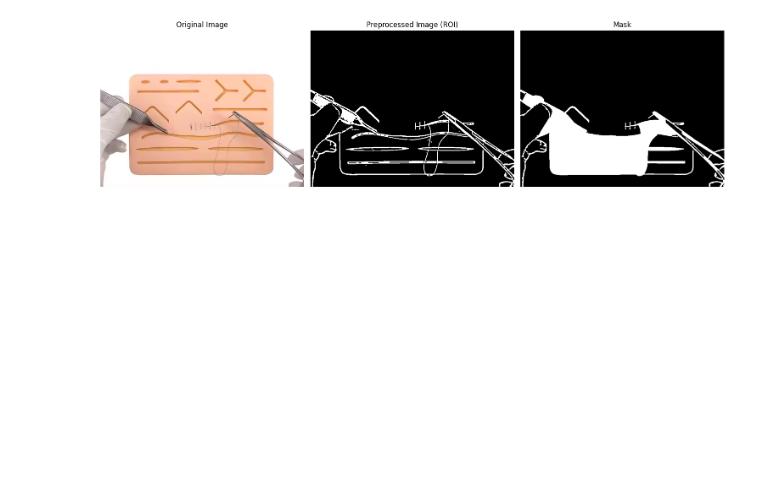
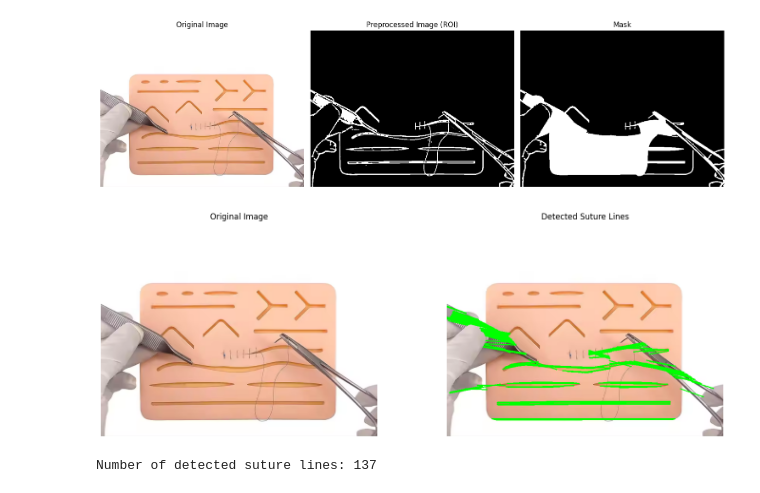
Before and after one commit to marindereggi/DragonHack-2025, a Jupyter notebook: demo.ipynb, the cells around one changed output. Cells and saved outputs as stored; diff of their text form; code cells hidden in the pictures; blank space fills up the shorter version.

Commit message:
(False) detections

```diff
--- a/demo.ipynb
+++ b/demo.ipynb
@@ -66,0 +89,31 @@ plt.show()
+# %%
+# Detect suture lines using the traditional method
+suture_lines = detect_sutures_traditional(roi)
+
+# Create a copy of the original image to draw lines on
+result_image = image.copy()
+
+# Draw detected suture lines
+for (x1, y1), (x2, y2) in suture_lines:
+    cv2.line(result_image, (x1, y1), (x2, y2), (0, 255, 0), 2)
+
+# Display the results
+plt.figure(figsize=(15, 5))
+plt.subplot(1, 2, 1)
+plt.imshow(cv2.cvtColor(image, cv2.COLOR_BGR2RGB))
+plt.title('Original Image')
+plt.axis('off')
+
+plt.subplot(1, 2, 2)
+plt.imshow(cv2.cvtColor(result_image, cv2.COLOR_BGR2RGB))
+plt.title('Detected Suture Lines')
+plt.axis('off')
+
+plt.tight_layout()
+plt.show()
+
+# Print the number of detected suture lines
+print(f"Number of detected suture lines: {len(suture_lines)}")
+# %% [output]
+[figure, added]
+Number of detected suture lines: 137
```
Also changed, not shown: parts of 1 cell of this notebook.
